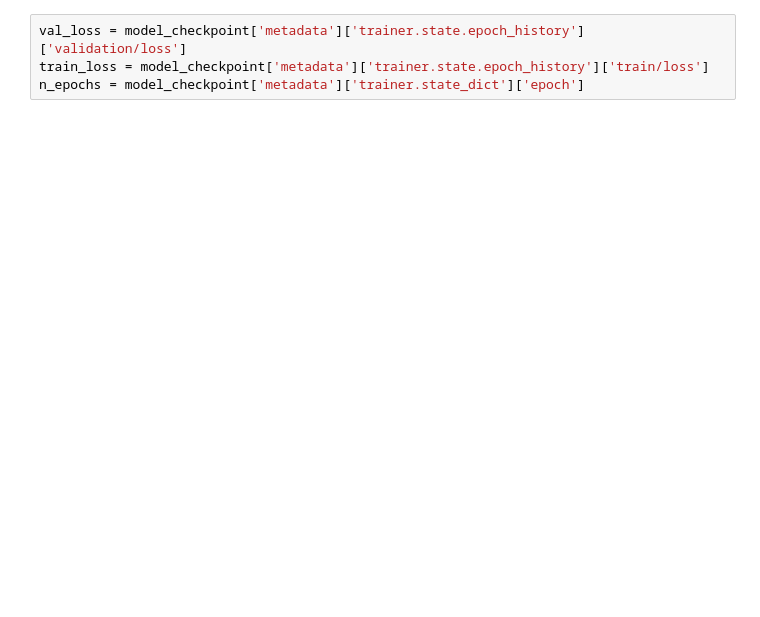
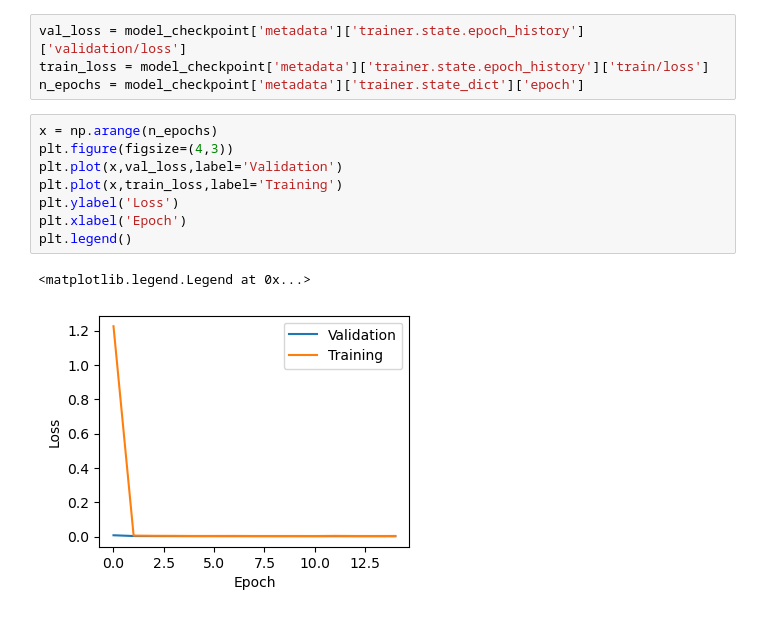
Before and after one commit to kstone40/audio_isolation, a Jupyter notebook: Evaluate_Fit_Model.ipynb, the cells around one changed output. Drawn from its saved outputs; the diff is of its cells as text; blank space fills up the shorter version.

Commit message:
Traind many more models

```diff
--- a/Evaluate_Fit_Model.ipynb
+++ b/Evaluate_Fit_Model.ipynb
@@ -59,6 +84,17 @@ model_checkpoint['metadata']['trainer.state_dict']
 val_loss = model_checkpoint['metadata']['trainer.state.epoch_history']['validation/loss']
 train_loss = model_checkpoint['metadata']['trainer.state.epoch_history']['train/loss']
 n_epochs = model_checkpoint['metadata']['trainer.state_dict']['epoch']
+# %%
+x = np.arange(n_epochs)
+plt.figure(figsize=(4,3))
+plt.plot(x,val_loss,label='Validation')
+plt.plot(x,train_loss,label='Training')
+plt.ylabel('Loss')
+plt.xlabel('Epoch')
+plt.legend()
+# %% [output]
+<matplotlib.legend.Legend at 0x...>
+[figure, added]
 # %%
 x = np.arange(n_epochs)
 plt.figure(figsize=(4,3))
```
Also changed, not shown: parts of 6 cells of this notebook, 27 other files.
